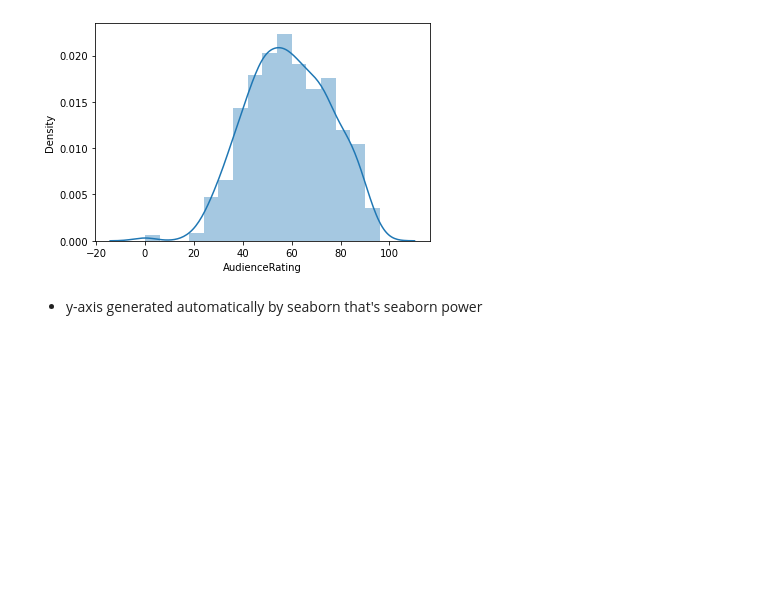
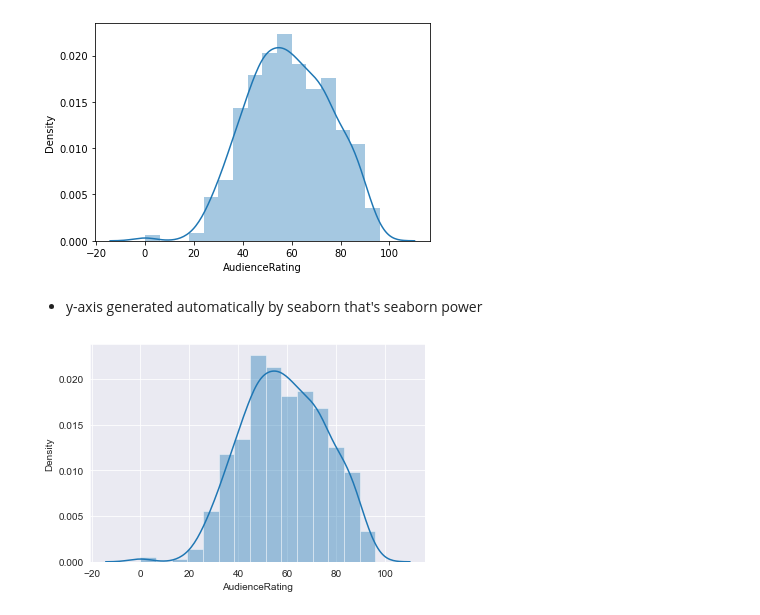
Before and after one commit to 07vikash/Movie-Rating-analysis, a Jupyter notebook: Movie-rating-analysis.ipynb, the cells around one changed output. Cells and saved outputs as stored; diff of their text form; code cells hidden in the pictures; blank space fills up the shorter version.

```diff
--- a/Movie-rating-analysis.ipynb
+++ b/Movie-rating-analysis.ipynb
@@ -264,3 +264,9 @@ hist1 = sns.distplot(movieData.AudienceRating,)
 [figure]
 # %% [markdown]
 * y-axis generated automatically by seaborn that's seaborn power
+# %%
+sns.set_style('darkgrid')
+# %%
+hist2 = sns.distplot(movieData.AudienceRating, bins= 15)
+# %% [output]
+[figure, added]
```
Also changed, not shown: parts of 1 cell of this notebook.
